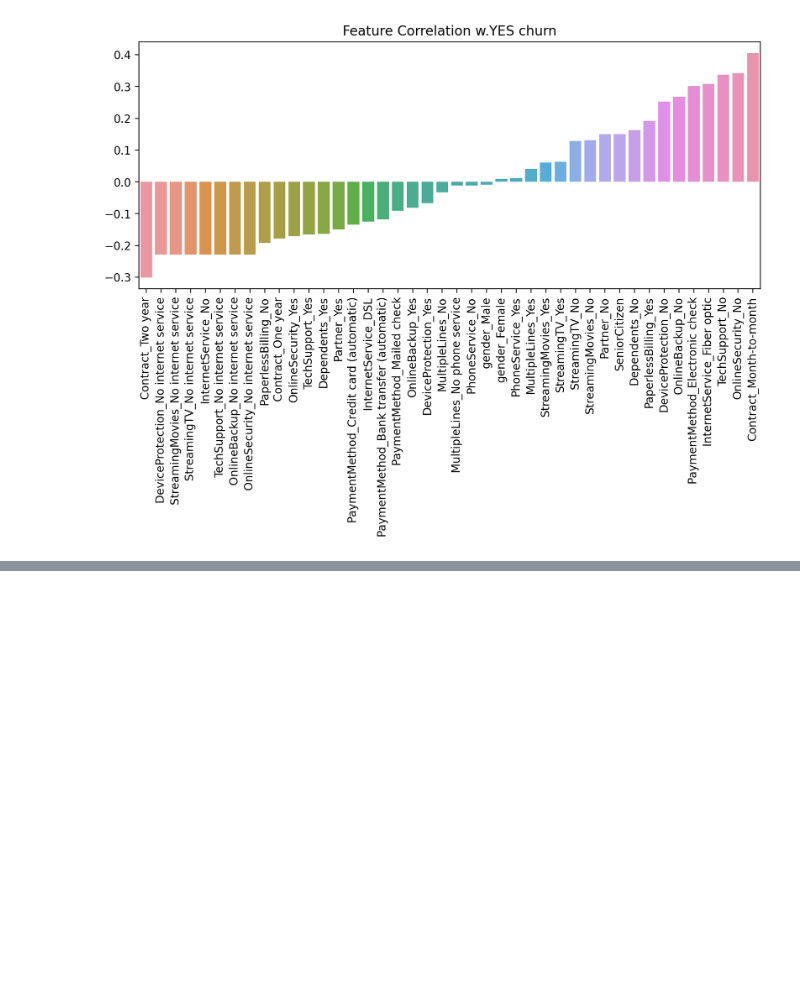
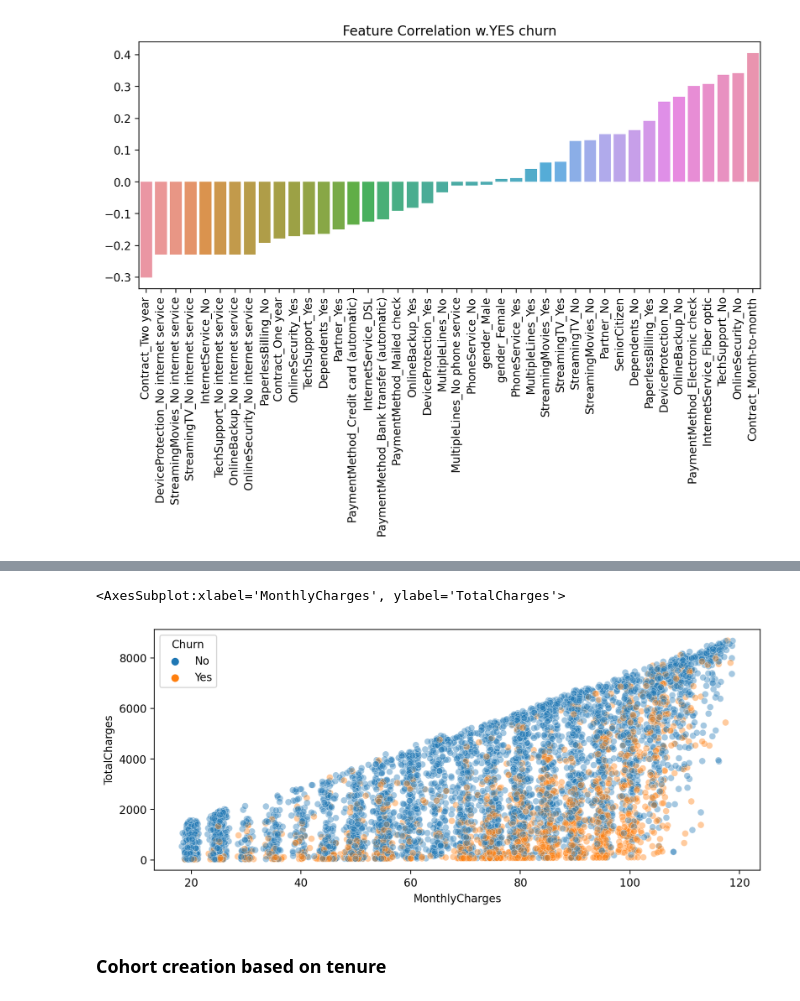
Before and after one commit to NadeemDin/ML-Projects, a Jupyter notebook: TeleCom Churn data model.ipynb, the cells around one changed output, grey strips where cells are left out. Saved outputs shown, nothing was run; the diff lists cells and outputs as text; code cells hidden in the pictures; blank space fills up the shorter version.

Commit message:
Cohort Analysis completed

```diff
--- a/TeleCom Churn data model.ipynb
+++ b/TeleCom Churn data model.ipynb
@@ -151,0 +180,9 @@ plt.xticks(rotation=90);
+# %%
+#Scatter plot of total charges vs monthly
+plt.figure(figsize=(10,4),dpi=200)
+sns.scatterplot(data=df,y='TotalCharges',x='MonthlyCharges',hue='Churn',alpha=0.4)
+# %% [output]
+<AxesSubplot:xlabel='MonthlyCharges', ylabel='TotalCharges'>
+[figure, added]
+# %% [markdown]
+### Cohort creation based on tenure
```
Also changed, not shown: parts of 22 cells of this notebook.
